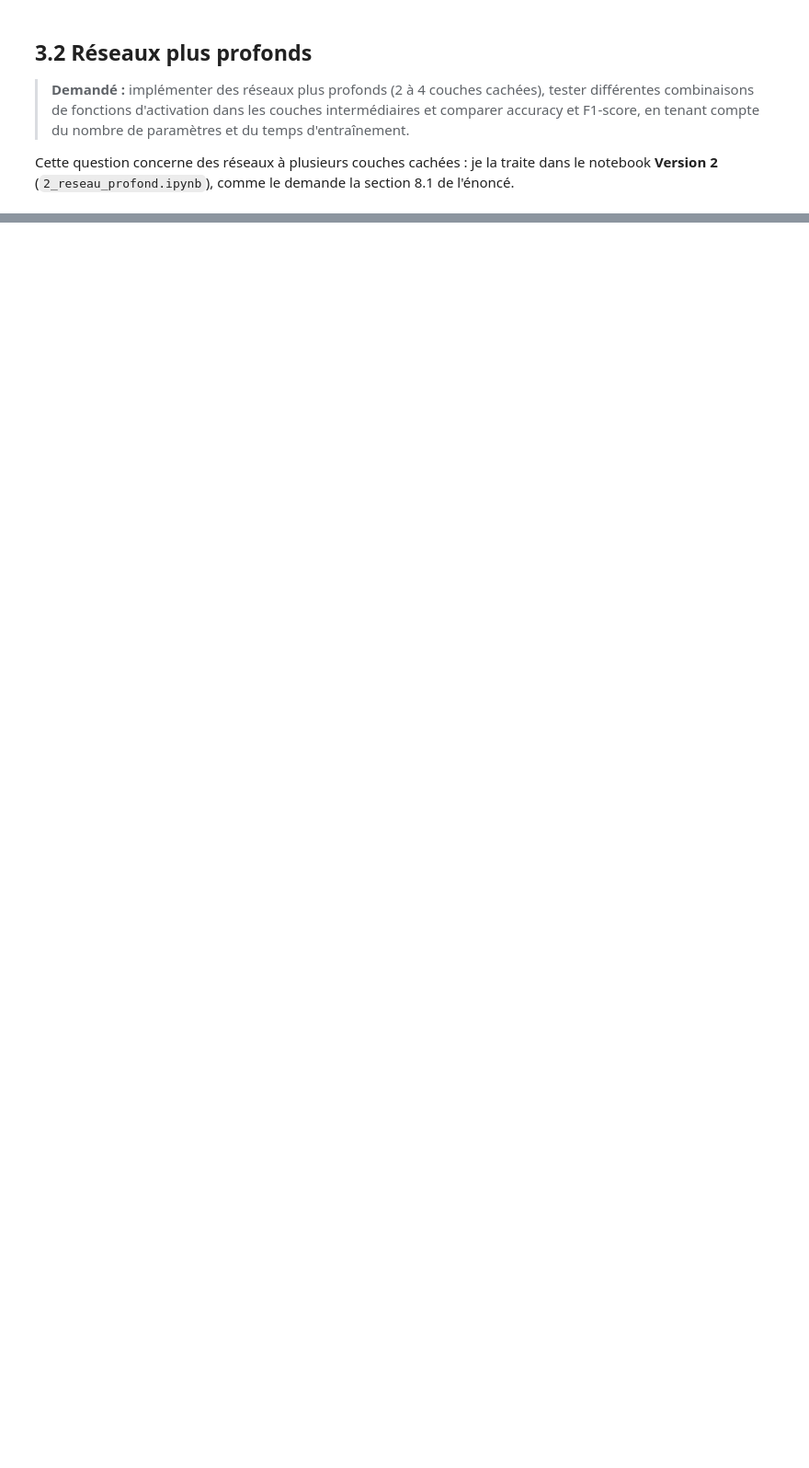
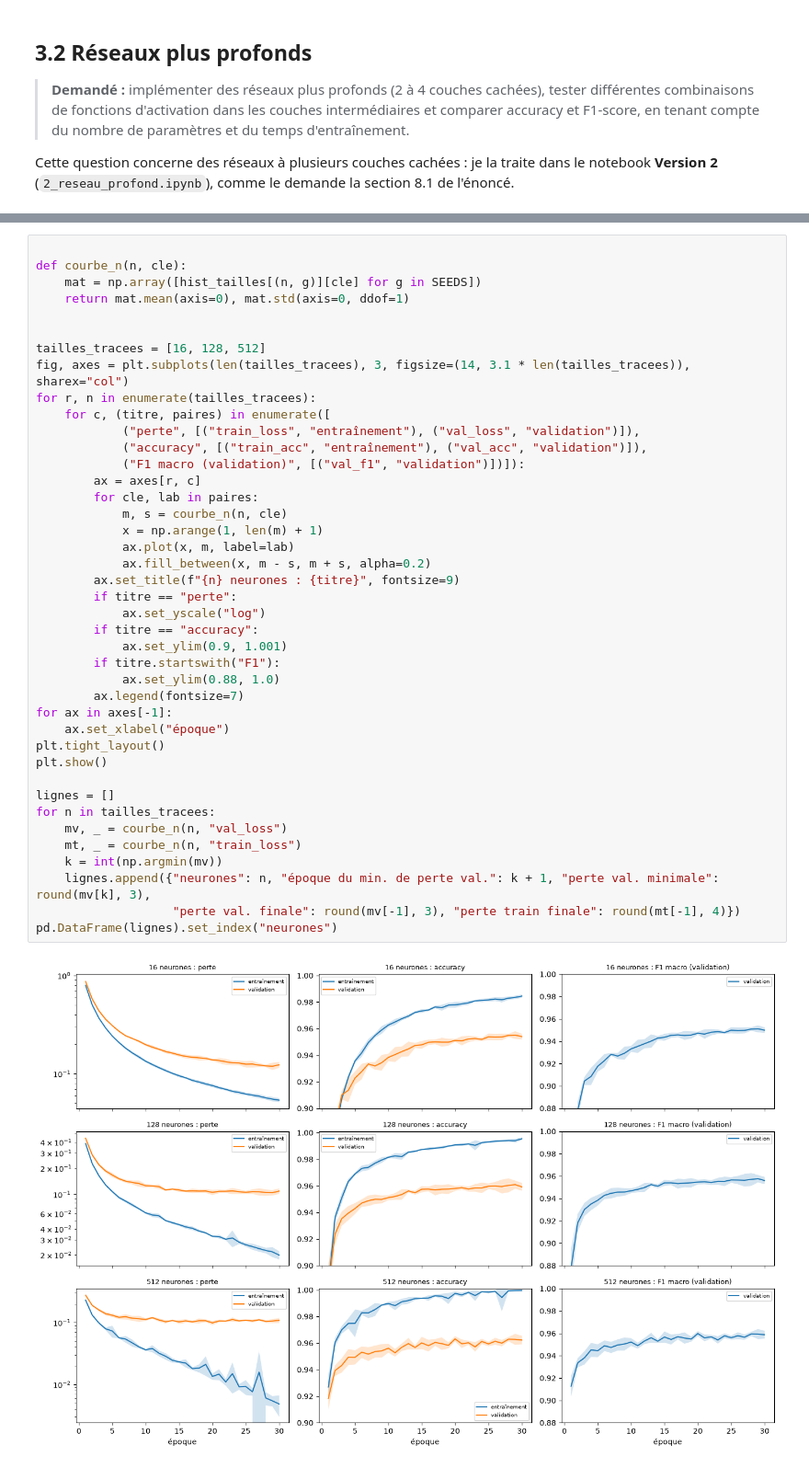
Before and after one commit to MarteOued/-tude-progressive-des-r-seaux-de-neurones-sur-le-jeu-de-donn-es-HAR, a Jupyter notebook: 1_une_couche_cachee.ipynb, the cells around one changed output, grey strips where cells are left out. Shown at 92% size. Saved outputs shown, nothing was run; the diff lists cells and outputs as text; blank space fills up the shorter version.

Commit message:
Partie 5.1 : courbes d'apprentissage (V1 et V2)

```diff
--- a/1_une_couche_cachee.ipynb
+++ b/1_une_couche_cachee.ipynb
@@ -1267,0 +1260,43 @@ Cette question concerne des réseaux à plusieurs couches cachées : je la trait
+# %%
+
+def courbe_n(n, cle):
+    mat = np.array([hist_tailles[(n, g)][cle] for g in SEEDS])
+    return mat.mean(axis=0), mat.std(axis=0, ddof=1)
+
+
+tailles_tracees = [16, 128, 512]
+fig, axes = plt.subplots(len(tailles_tracees), 3, figsize=(14, 3.1 * len(tailles_tracees)), sharex="col")
+for r, n in enumerate(tailles_tracees):
+    for c, (titre, paires) in enumerate([
+            ("perte", [("train_loss", "entraînement"), ("val_loss", "validation")]),
+            ("accuracy", [("train_acc", "entraînement"), ("val_acc", "validation")]),
+            ("F1 macro (validation)", [("val_f1", "validation")])]):
+        ax = axes[r, c]
+        for cle, lab in paires:
+            m, s = courbe_n(n, cle)
+            x = np.arange(1, len(m) + 1)
+            ax.plot(x, m, label=lab)
+            ax.fill_between(x, m - s, m + s, alpha=0.2)
+        ax.set_title(f"{n} neurones : {titre}", fontsize=9)
+        if titre == "perte":
+            ax.set_yscale("log")
+        if titre == "accuracy":
+            ax.set_ylim(0.9, 1.001)
+        if titre.startswith("F1"):
+            ax.set_ylim(0.88, 1.0)
+        ax.legend(fontsize=7)
+for ax in axes[-1]:
+    ax.set_xlabel("époque")
+plt.tight_layout()
+plt.show()
+
+lignes = []
+for n in tailles_tracees:
+    mv, _ = courbe_n(n, "val_loss")
+    mt, _ = courbe_n(n, "train_loss")
+    k = int(np.argmin(mv))
+    lignes.append({"neurones": n, "époque du min. de perte val.": k + 1, "perte val. minimale": round(mv[k], 3),
+                   "perte val. finale": round(mv[-1], 3), "perte train finale": round(mt[-1], 4)})
+pd.DataFrame(lignes).set_index("neurones")
+# %% [output]
+[figure, added]
```
Also changed, not shown: parts of 8 cells of this notebook, 1 other file.
